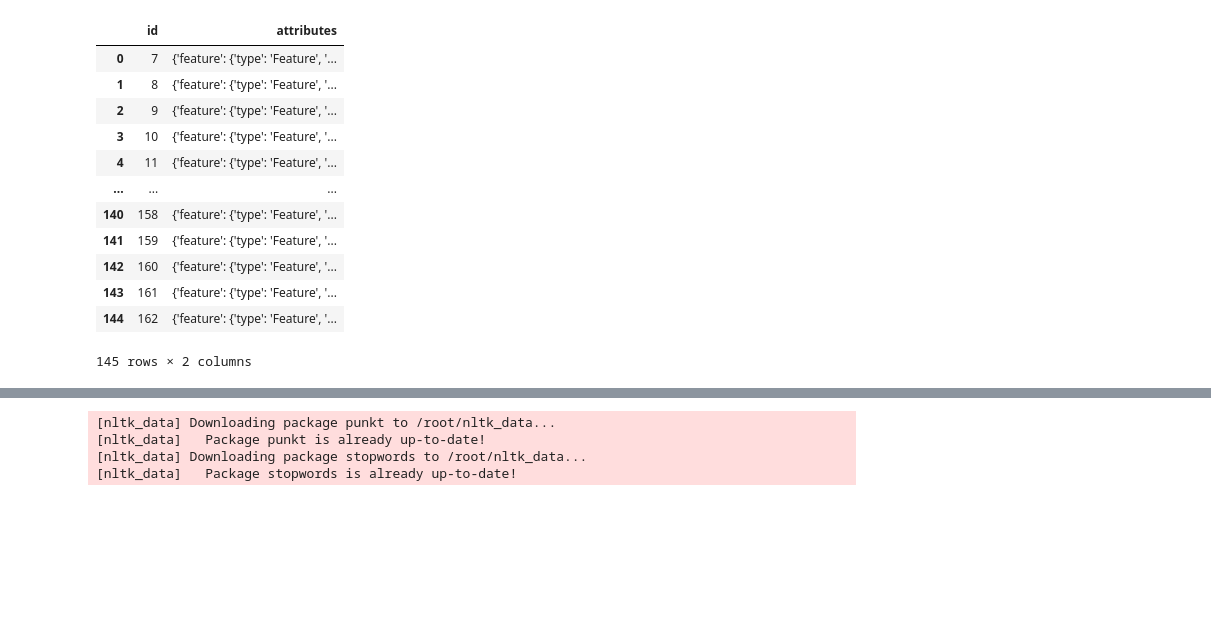
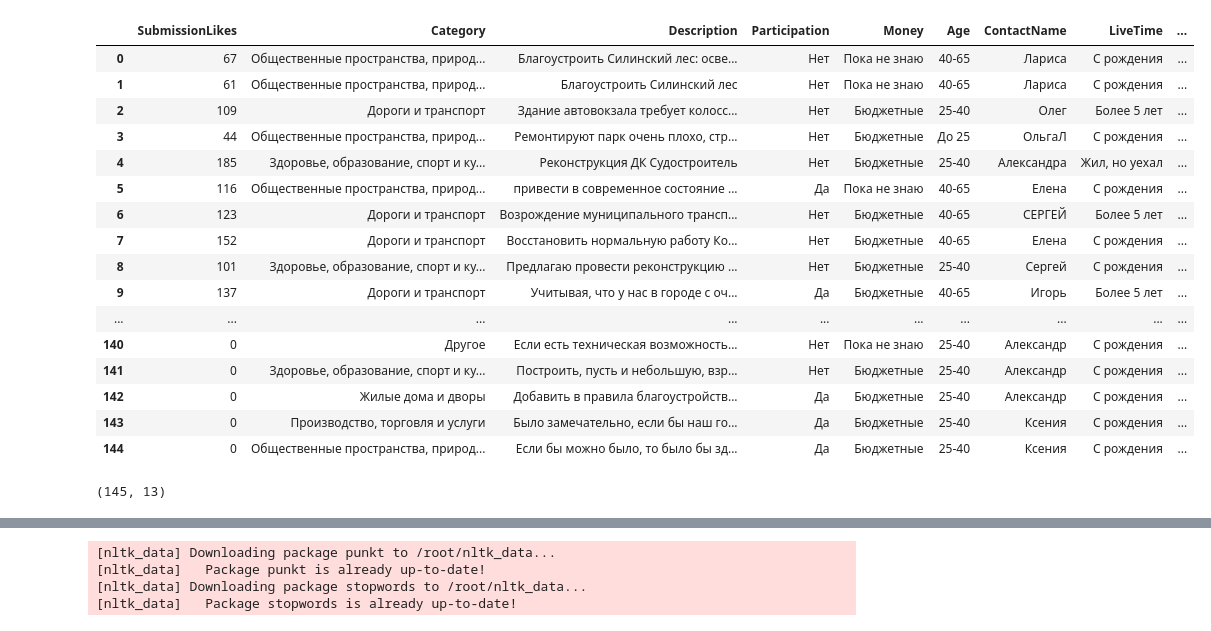
Before and after one commit to modernpacifist/komsomolsk-on-amur-comment-analysis, a Jupyter notebook: KomsomolskOnAmurCommentAnalysis.ipynb, the cells around one changed output, grey strips where cells are left out. Cells and saved outputs as stored; diff of their text form; code cells hidden in the pictures; blank space fills up the shorter version.

Commit message:
now reads clean dataset

```diff
--- a/KomsomolskOnAmurCommentAnalysis.ipynb
+++ b/KomsomolskOnAmurCommentAnalysis.ipynb
@@ -6,6 +6,9 @@ import numpy as np # библиотека Numpy для операций лине
 import matplotlib.pyplot as plt # библиотека MatPlotLib для визуализации
 import seaborn as sns; sns.set() # библиотека Seaborn для визуализации данных из Pandas
 import json
+# %%
+pd.set_option('display.max_columns', None)
+pd.set_option('display.max_rows', None)
 # %%
 uploaded = files.upload() #просто запускаем и выбираем файл в проводнике
 # %% [output]
@@ -17,21 +17,29 @@ with open('/content/submissions.json') as f:
 # %%
-dfjson = pd.read_json('/content/submissions.json')
+df = pd.read_json('/content/submissionsWithFormsCleanLikes.json')
-# %%
-dfjson
-# %% [output]
-|  | id | attributes |
-| 0 | 7 | {'feature': {'type': 'Feature', '... |
-| 1 | 8 | {'feature': {'type': 'Feature', '... |
-| 2 | 9 | {'feature': {'type': 'Feature', '... |
-| 3 | 10 | {'feature': {'type': 'Feature', '... |
-| 4 | 11 | {'feature': {'type': 'Feature', '... |
-| ... | ... | ... |
-| 140 | 158 | {'feature': {'type': 'Feature', '... |
-| 141 | 159 | {'feature': {'type': 'Feature', '... |
-| 142 | 160 | {'feature': {'type': 'Feature', '... |
-| 143 | 161 | {'feature': {'type': 'Feature', '... |
-| 144 | 162 | {'feature': {'type': 'Feature', '... |
-145 rows × 2 columns
+# %%
+df
+# %% [output]
+|  | SubmissionLikes | Category | Description | Participation | Money | Age | ContactName | LiveTime | ... |
+| 0 | 67 | Общественные пространства, природ... | Благоустроить Силинский лес: осве... | Нет | Пока не знаю | 40-65 | Лариса | С рождения | ... |
+| 1 | 61 | Общественные пространства, природ... | Благоустроить Силинский лес | Нет | Пока не знаю | 40-65 | Лариса | С рождения | ... |
+| 2 | 109 | Дороги и транспорт | Здание автовокзала требует колосс... | Нет | Бюджетные | 25-40 | Олег | Более 5 лет | ... |
+| 3 | 44 | Общественные пространства, природ... | Ремонтируют парк очень плохо, стр... | Нет | Бюджетные | До 25 | ОльгаЛ | С рождения | ... |
+| 4 | 185 | Здоровье, образование, спорт и ку... | Реконструкция ДК Судостроитель | Нет | Бюджетные | 25-40 | Александра | Жил, но уехал | ... |
+| 5 | 116 | Общественные пространства, природ... | привести в современное состояние ... | Да | Пока не знаю | 40-65 | Елена | С рождения | ... |
+| 6 | 123 | Дороги и транспорт | Возрождение муниципального трансп... | Нет | Бюджетные | 40-65 | СЕРГЕЙ | Более 5 лет | ... |
+| 7 | 152 | Дороги и транспорт | Восстановить нормальную работу Ко... | Нет | Бюджетные | 40-65 | Елена | С рождения | ... |
+| 8 | 101 | Здоровье, образование, спорт и ку... | Предлагаю провести реконструкцию ... | Нет | Бюджетные | 25-40 | Сергей | С рождения | ... |
+| 9 | 137 | Дороги и транспорт | Учитывая, что у нас в городе с оч... | Да | Бюджетные | 40-65 | Игорь | Более 5 лет | ... |
+| ... | ... | ... | ... | ... | ... | ... | ... | ... | ... |
+| 140 | 0 | Другое | Если есть техническая возможность... | Нет | Пока не знаю | 25-40 | Александр | С рождения | ... |
+| 141 | 0 | Здоровье, образование, спорт и ку... | Построить, пусть и небольшую, взр... | Нет | Бюджетные | 25-40 | Александр | С рождения | ... |
+| 142 | 0 | Жилые дома и дворы | Добавить в правила благоустройств... | Да | Бюджетные | 25-40 | Александр | С рождения | ... |
+| 143 | 0 | Производство, торговля и услуги | Было замечательно, если бы наш го... | Да | Бюджетные | 25-40 | Ксения | С рождения | ... |
+| 144 | 0 | Общественные пространства, природ... | Если бы можно было, то было бы зд... | Да | Бюджетные | 25-40 | Ксения | С рождения | ... |
+# %%
+df.shape
+# %% [output]
+(145, 13)
 # %%
 def extract_comments_into_list(data):
     res = []
```
Also changed, not shown: parts of 2 cells of this notebook.
